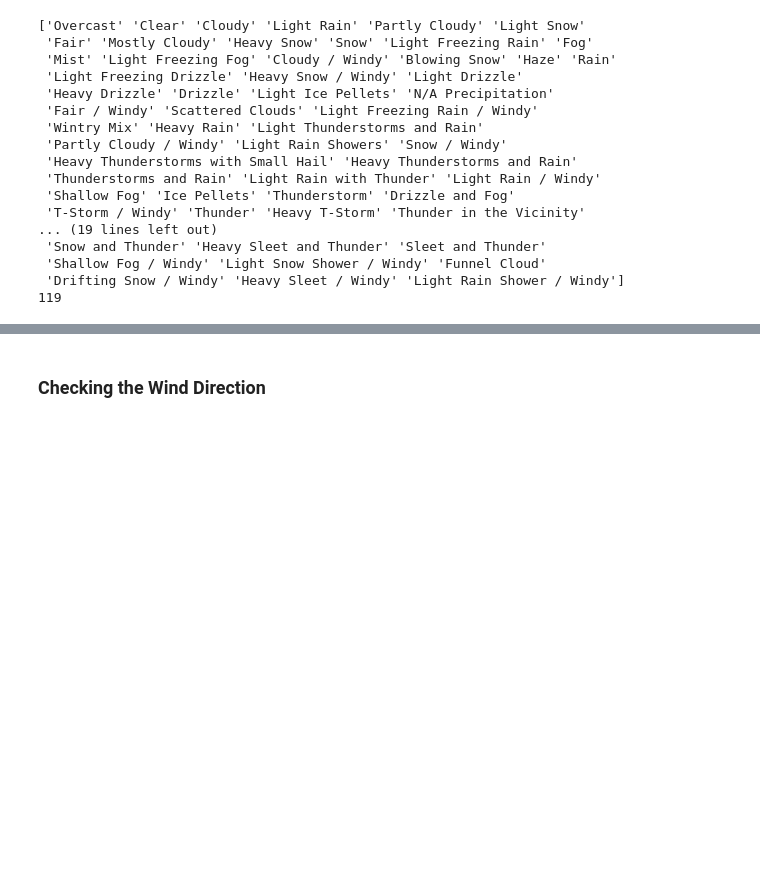
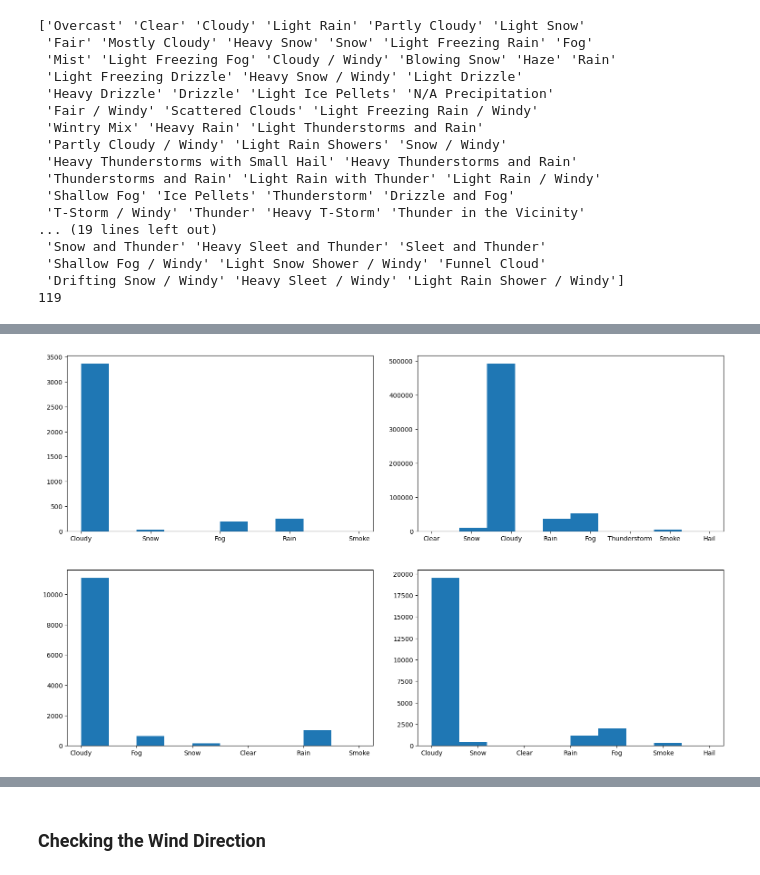
Before and after one commit to parchrist/MSAAI_500-01_Group_Final, a Jupyter notebook: US_Accidents_Technical_Report_V3.ipynb, the cells around one changed output, grey strips where cells are left out. Drawn from its saved outputs; the diff is of its cells as text; code cells hidden in the pictures; blank space fills up the shorter version.

```diff
--- a/US_Accidents_Technical_Report_V3.ipynb
+++ b/US_Accidents_Technical_Report_V3.ipynb
@@ -476,0 +504,19 @@ df.loc[df["Weather_Condition"].str.contains("N/A Precipitation", na=False), "Wea
+# %%
+severity_levels = [1,2,3,4]
+
+fig, axes = plt.subplots(nrows=2,ncols=2,figsize=(16,10))
+fig.tight_layout(pad = 4.0)
+weather_types = ['Thunderstorm','Snow','Rain','Windy','Hail','Clear','Cloudy','Fog','Sand','Smoke']
+
+i = 0
+for severity in severity_levels:
+    row = i // 2
+    col = i % 2
+    severityDF = df[df['Severity'] == severity]
+    severityDF = severityDF[df['Weather_Condition'].isin(weather_types)]
+    axes[row,col].hist(severityDF['Weather_Condition'],bins = 10)
+    i += 1
+
+plt.show;
+# %% [output]
+[figure, added]
```
Also changed, not shown: parts of 7 cells of this notebook.
